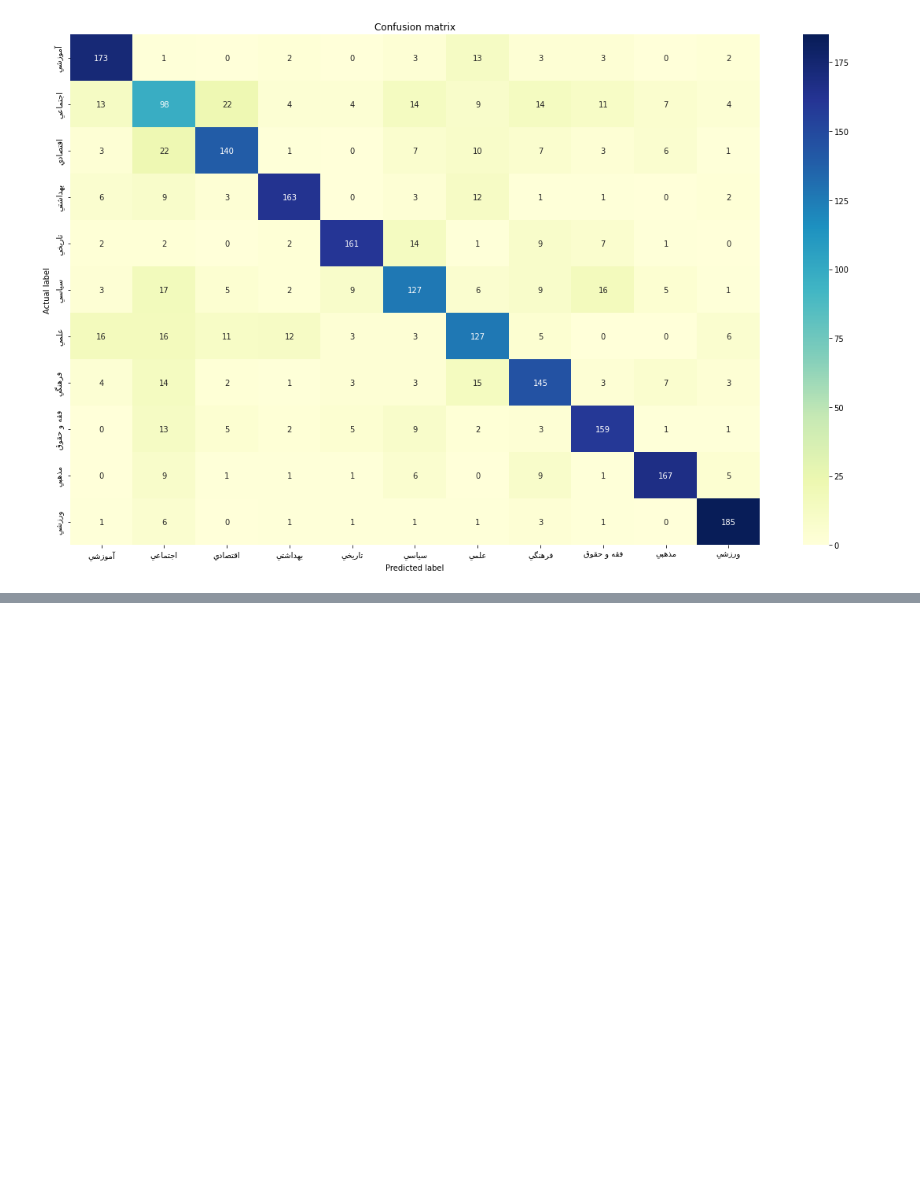
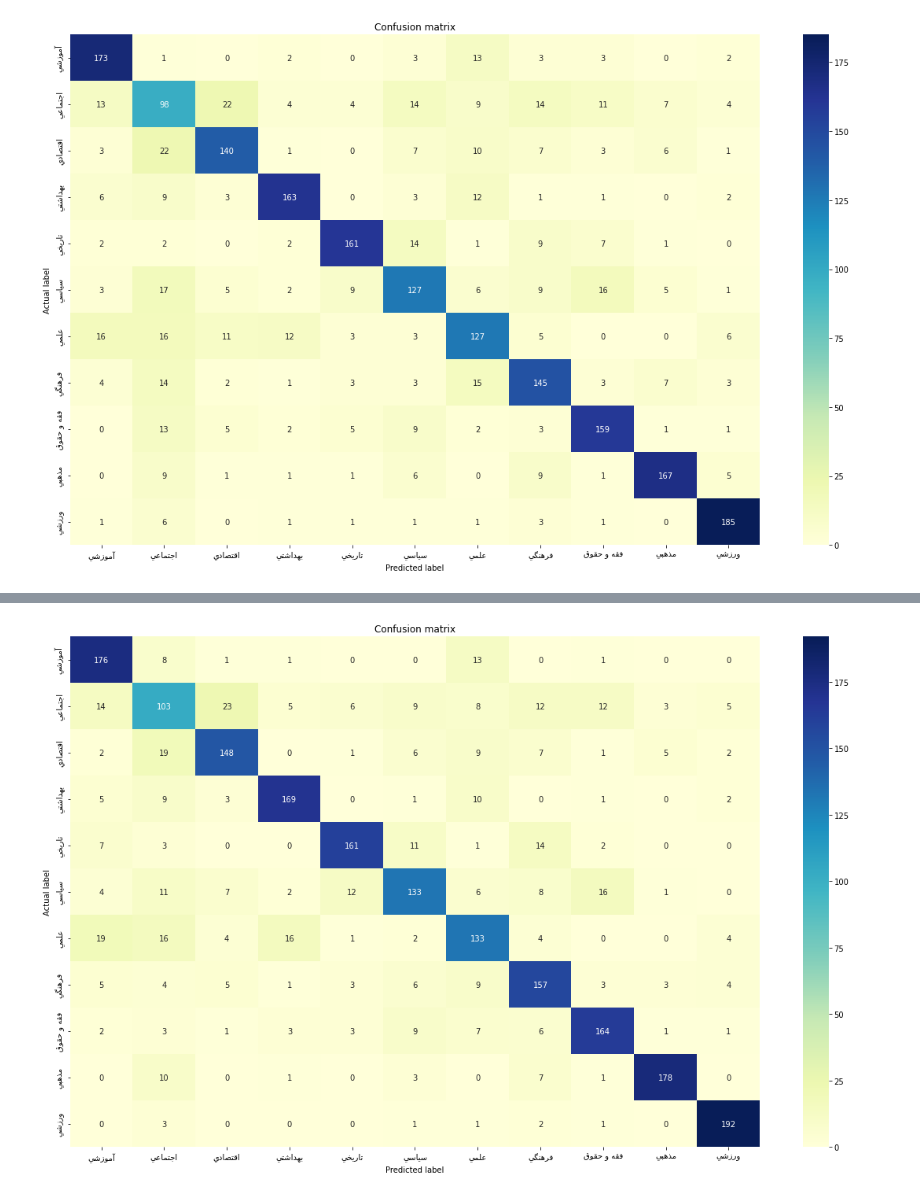
Before and after one commit to ZahraDehghani99/Natural-Language-Processing, a Jupyter notebook: HW4/document_categorization.ipynb, the cells around one changed output, grey strips where cells are left out. Saved outputs shown, nothing was run; the diff lists cells and outputs as text; code cells hidden in the pictures; blank space fills up the shorter version.

```diff
--- a/HW4/document_categorization.ipynb
+++ b/HW4/document_categorization.ipynb
@@ -637,0 +780,5 @@ confusion_matrix(y_test, y_pred_test)
+# %%
+import xgboost as xgb
+
+clf_xgb = xgb.XGBClassifier(objective='multi:softmax',n_estimators=200, num_classes=11, random_state=42)
+clf_xgb.fit(X_train, y_train)
@@ -637,0 +794,3 @@ confusion_matrix(y_test, y_pred_test)
+# %%
+y_pred_test = clf_xgb.predict(X_test)
+print(classification_report(y_test, y_pred_test))
@@ -637,0 +815,4 @@ confusion_matrix(y_test, y_pred_test)
+# %%
+confusion_matrix(y_test, y_pred_test)
+# %% [output]
+[figure, added]
```
Also changed, not shown: parts of 26 cells of this notebook.
